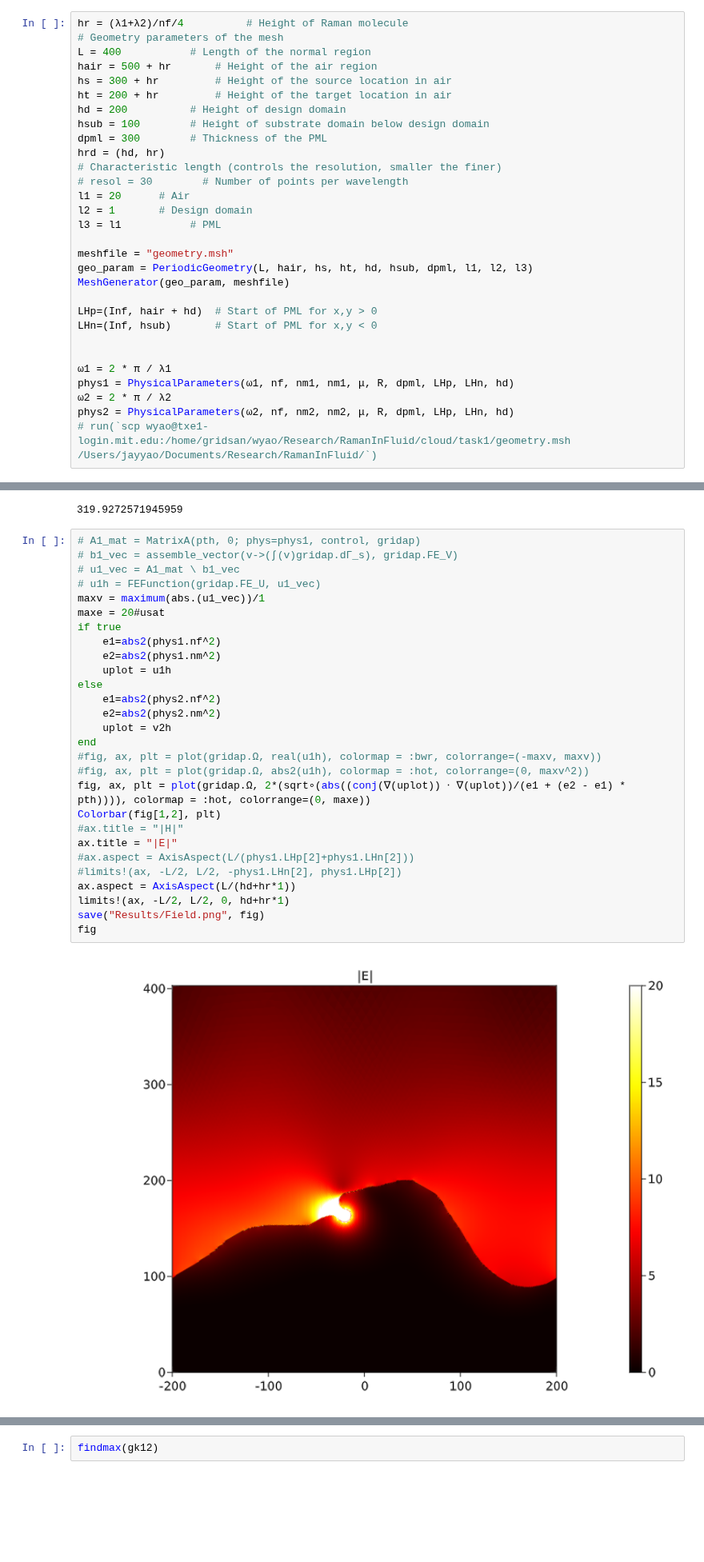
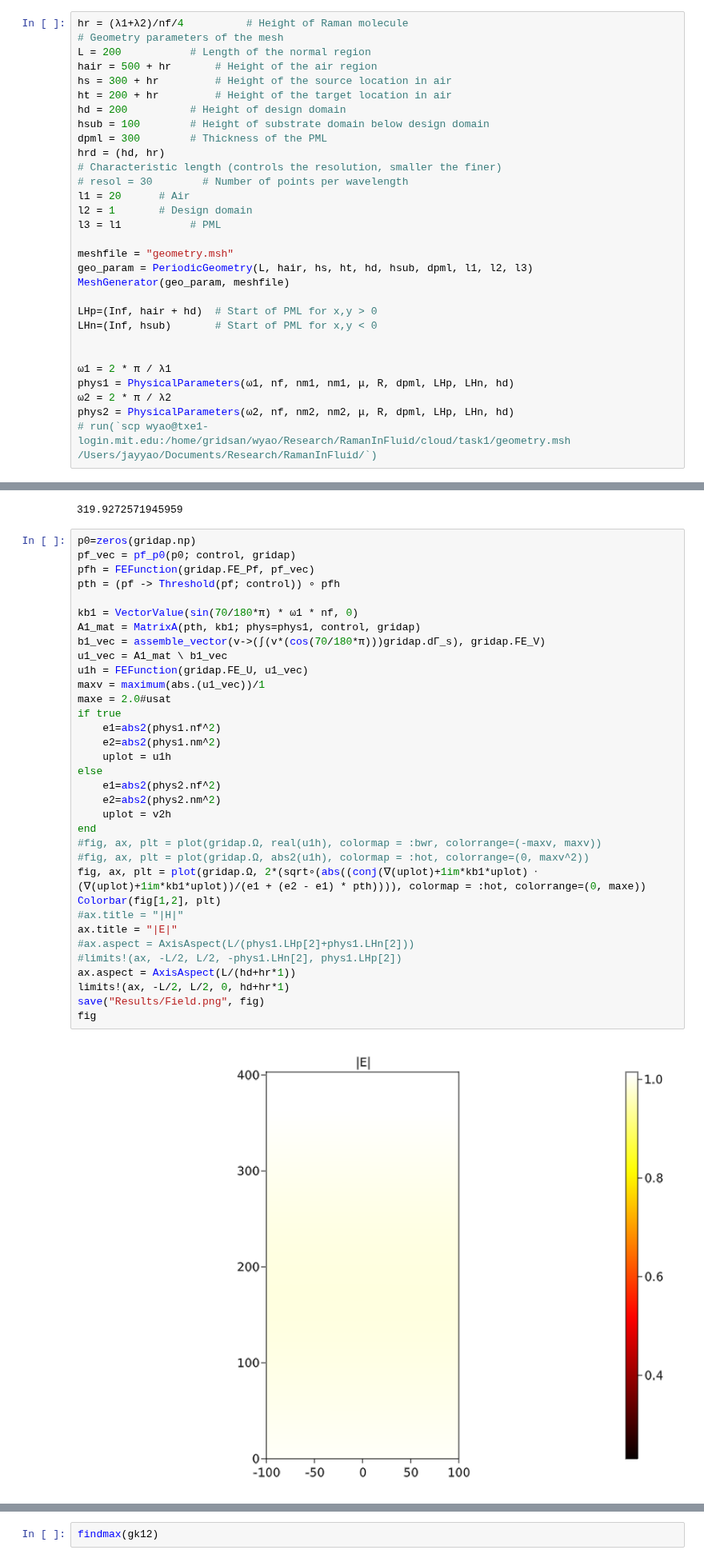
Before and after one commit to WenjieYao/RamanInFluid, a Jupyter notebook: Main.ipynb, the cells around one changed output, grey strips where cells are left out. Shown at 80% size. Saved outputs shown, nothing was run; the diff lists cells and outputs as text; blank space fills up the shorter version.

```diff
--- a/Main.ipynb
+++ b/Main.ipynb
@@ -42,7 +42,7 @@ nm1,nm2
 # %%
 hr = (λ1+λ2)/nf/4          # Height of Raman molecule
 # Geometry parameters of the mesh
-L = 400           # Length of the normal region
+L = 200           # Length of the normal region
 hair = 500 + hr       # Height of the air region
 hs = 300 + hr         # Height of the source location in air
 ht = 200 + hr         # Height of the target location in air
@@ -363,35 +363,41 @@ g0_p(p0; kb1=kb1, kb2=-kb2, phys1, phys2, control, gridap, usat, damp)/L/g_flat_
 # %% [output]
 319.9272571945959
 # %%
-# A1_mat = MatrixA(pth, 0; phys=phys1, control, gridap)
-# b1_vec = assemble_vector(v->(∫(v)gridap.dΓ_s), gridap.FE_V)
-# u1_vec = A1_mat \ b1_vec
-# u1h = FEFunction(gridap.FE_U, u1_vec)
+p0=zeros(gridap.np)
+pf_vec = pf_p0(p0; control, gridap)
+pfh = FEFunction(gridap.FE_Pf, pf_vec)
+pth = (pf -> Threshold(pf; control)) ∘ pfh
+
+kb1 = VectorValue(sin(70/180*π) * ω1 * nf, 0)
+A1_mat = MatrixA(pth, kb1; phys=phys1, control, gridap)
+b1_vec = assemble_vector(v->(∫(v*(cos(70/180*π)))gridap.dΓ_s), gridap.FE_V)
+u1_vec = A1_mat \ b1_vec
+u1h = FEFunction(gridap.FE_U, u1_vec)
 maxv = maximum(abs.(u1_vec))/1
-maxe = 20#usat
+maxe = 2.0#usat
 if true
     e1=abs2(phys1.nf^2)
     e2=abs2(phys1.nm^2)
     uplot = u1h
 else
     e1=abs2(phys2.nf^2)
     e2=abs2(phys2.nm^2)
     uplot = v2h
 end
 #fig, ax, plt = plot(gridap.Ω, real(u1h), colormap = :bwr, colorrange=(-maxv, maxv))
 #fig, ax, plt = plot(gridap.Ω, abs2(u1h), colormap = :hot, colorrange=(0, maxv^2))
-fig, ax, plt = plot(gridap.Ω, 2*(sqrt∘(abs((conj(∇(uplot)) ⋅ ∇(uplot))/(e1 + (e2 - e1) * pth)))), colormap = :hot, colorrange=(0, maxe))
+fig, ax, plt = plot(gridap.Ω, 2*(sqrt∘(abs((conj(∇(uplot)+1im*kb1*uplot) ⋅ (∇(uplot)+1im*kb1*uplot))/(e1 + (e2 - e1) * pth)))), colormap = :hot, colorrange=(0, maxe))
 Colorbar(fig[1,2], plt)
 #ax.title = "|H|"
 ax.title = "|E|"
 #ax.aspect = AxisAspect(L/(phys1.LHp[2]+phys1.LHn[2]))
 #limits!(ax, -L/2, L/2, -phys1.LHn[2], phys1.LHp[2])
 ax.aspect = AxisAspect(L/(hd+hr*1))
 limits!(ax, -L/2, L/2, 0, hd+hr*1)
 save("Results/Field.png", fig)
 fig
 # %% [output]
-[figure, old version]
+[figure, new version]
 # %%
 Neth = 50
 damp = 4
```
Also changed, not shown: parts of 5 cells of this notebook, 8 other files.
